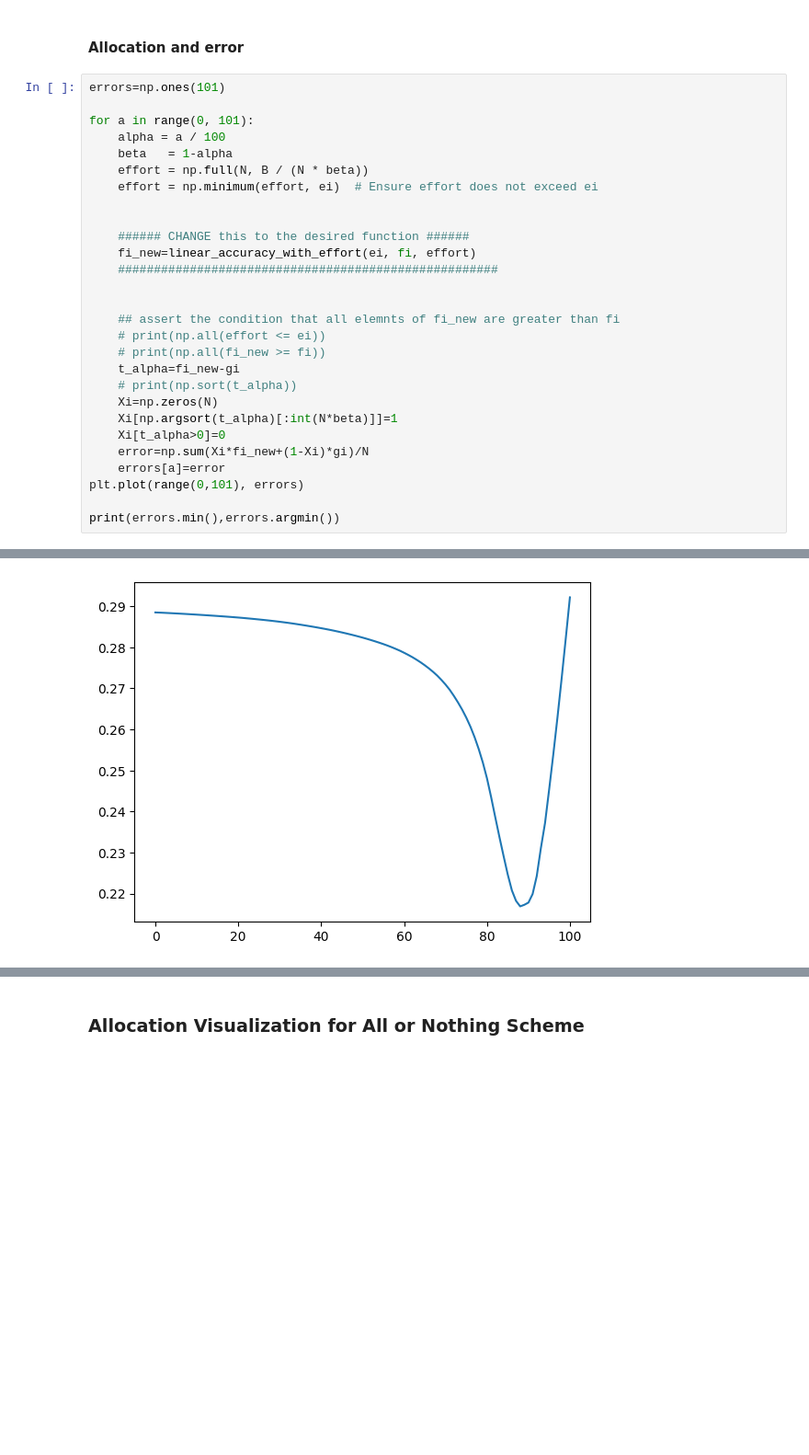
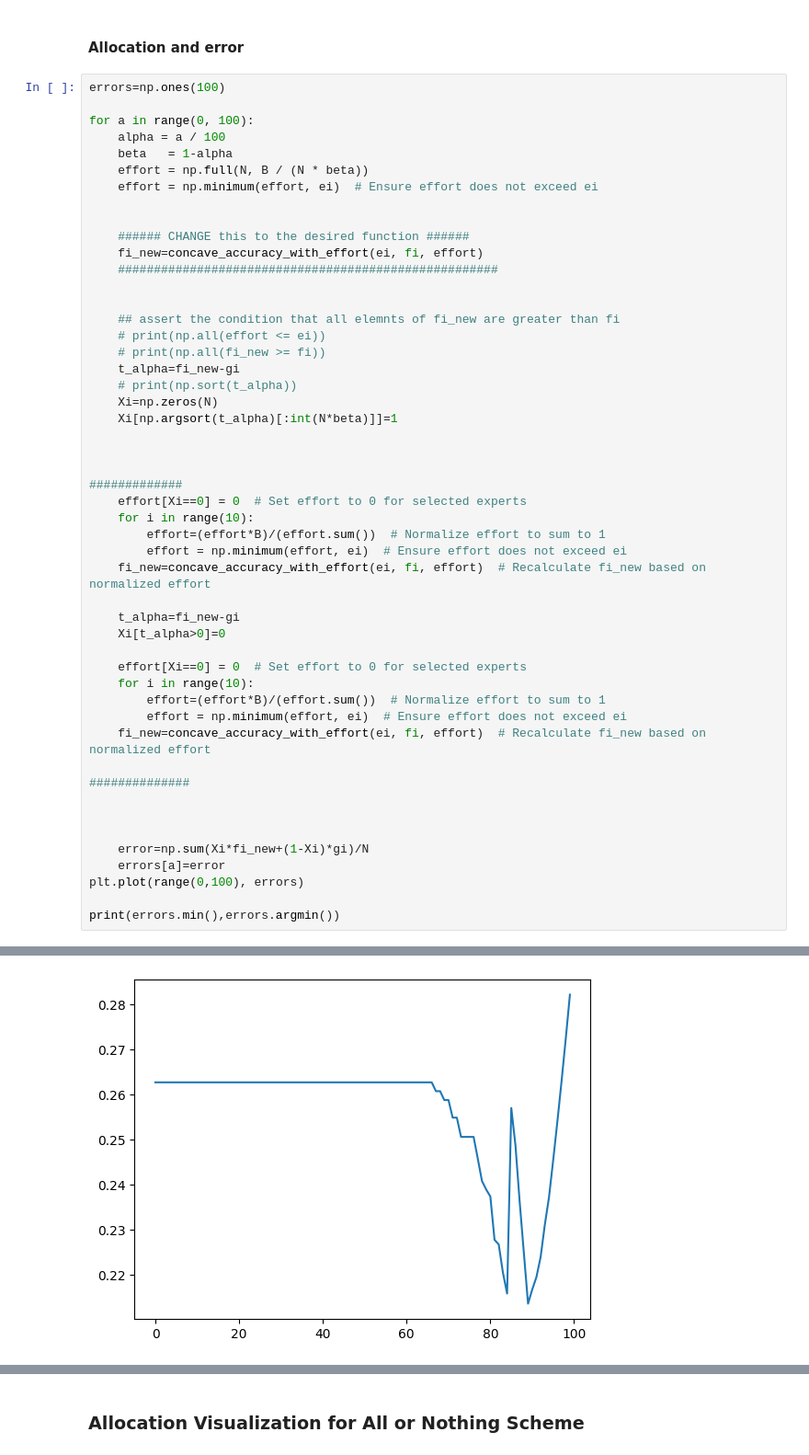
Before and after one commit to AnshulV05/Resource_constrained_deferring, a Jupyter notebook: project.ipynb, the cells around one changed output, grey strips where cells are left out. Shown: that part at 92% size. Cells and saved outputs as stored; diff of their text form; blank space fills up the shorter version.

Commit message:
minor optimisation of reallocation of effort in case some efforts get filled

```diff
--- a/project.ipynb
+++ b/project.ipynb
@@ -165,9 +165,9 @@ Text(0, 0.5, 'Human error')
 # %% [markdown]
 #### Allocation and error
 # %%
-errors=np.ones(101)
+errors=np.ones(100)
 
-for a in range(0, 101):
+for a in range(0, 100):
     alpha = a / 100
     beta   = 1-alpha
     effort = np.full(N, B / (N * beta))
@@ -175,7 +175,7 @@ for a in range(0, 101):
 
 
     ###### CHANGE this to the desired function ######
-    fi_new=linear_accuracy_with_effort(ei, fi, effort)
+    fi_new=concave_accuracy_with_effort(ei, fi, effort)
     #####################################################
 
 
@@ -186,10 +186,32 @@ for a in range(0, 101):
     # print(np.sort(t_alpha))
     Xi=np.zeros(N)
     Xi[np.argsort(t_alpha)[:int(N*beta)]]=1
+
+
+
+#############
+    effort[Xi==0] = 0  # Set effort to 0 for selected experts
+    for i in range(10):
+        effort=(effort*B)/(effort.sum())  # Normalize effort to sum to 1
+        effort = np.minimum(effort, ei)  # Ensure effort does not exceed ei
+    fi_new=concave_accuracy_with_effort(ei, fi, effort)  # Recalculate fi_new based on normalized effort
+
+    t_alpha=fi_new-gi
     Xi[t_alpha>0]=0
+
+    effort[Xi==0] = 0  # Set effort to 0 for selected experts
+    for i in range(10):
+        effort=(effort*B)/(effort.sum())  # Normalize effort to sum to 1
+        effort = np.minimum(effort, ei)  # Ensure effort does not exceed ei
+    fi_new=concave_accuracy_with_effort(ei, fi, effort)  # Recalculate fi_new based on normalized effort
+
+##############
+
+
+
     error=np.sum(Xi*fi_new+(1-Xi)*gi)/N
     errors[a]=error
-plt.plot(range(0,101), errors)
+plt.plot(range(0,100), errors)
 
 print(errors.min(),errors.argmin())
 # %% [output]
@@ -197,2 +219,2 @@ print(errors.min(),errors.argmin())
-[figure, old version]
+[figure, new version]
 # %%
```
Also changed, not shown: parts of 2 cells of this notebook.
